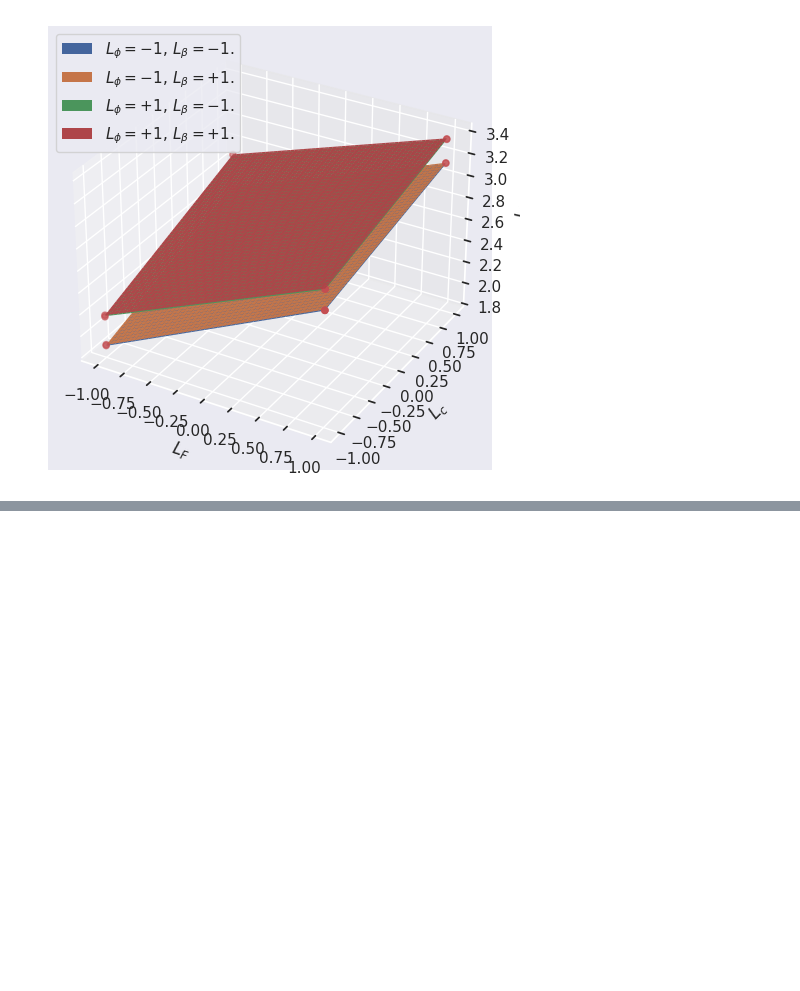
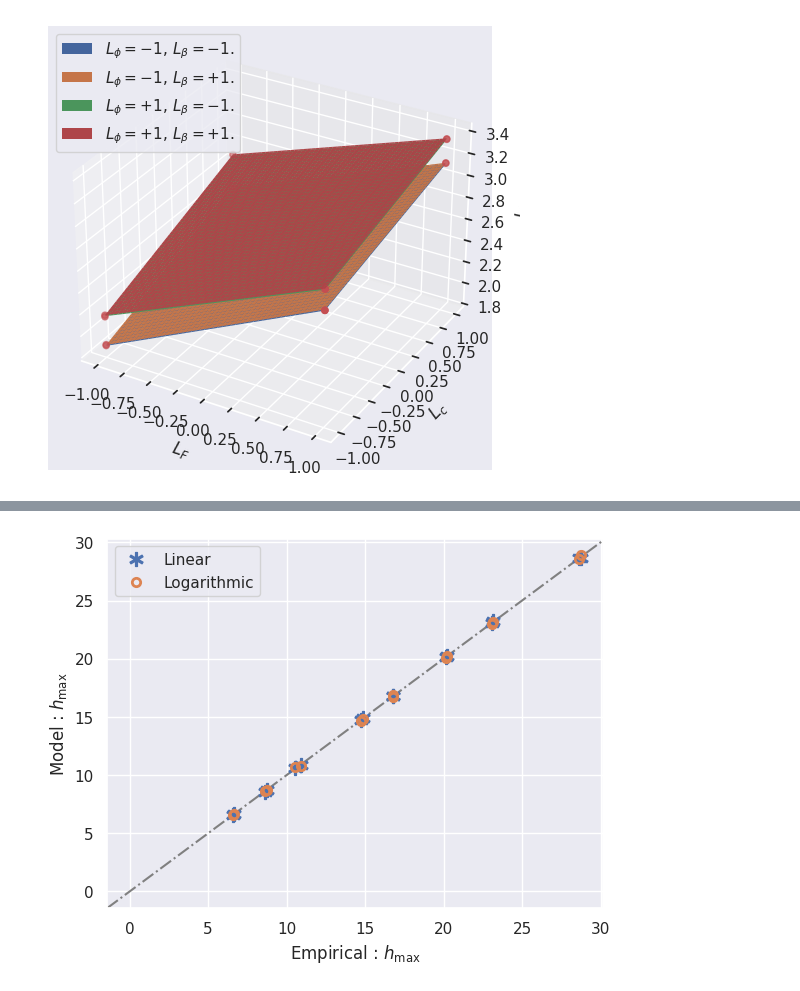
Before and after one commit to giboul/DoE_project, a Jupyter notebook: results_analysis_loglog.ipynb, the cells around one changed output, grey strips where cells are left out. Cells and saved outputs as stored; diff of their text form; code cells hidden in the pictures; blank space fills up the shorter version.

```diff
--- a/results_analysis_loglog.ipynb
+++ b/results_analysis_loglog.ipynb
@@ -270,0 +277,19 @@ plt.show()
+# %%
+import numpy as np
+from matplotlib import pyplot as plt
+import seaborn as sns
+sns.set_theme()
+
+R = np.loadtxt("hmax.csv", delimiter=",").T
+P_lin = np.loadtxt("out.txt")
+P_log = np.loadtxt("out_loglog.txt")
+
+plt.axline((0, 0), slope=1, ls="-.", c="gray")
+plt.plot(R, P_lin, 'o', ms=10, marker=r"$\ast$", label="Linear", zorder=4)
+plt.plot(R, P_log, 'o', mfc="none", mew=2, label="Logarithmic", zorder=5)
+plt.xlabel(r"Empirical : $h_\mathrm{max}$")
+plt.ylabel(r"Model : $h_\mathrm{max}$")
+plt.legend()
+plt.show()
+# %% [output]
+[figure, added]
```
Also changed, not shown: parts of 4 cells of this notebook, 12 other files.
